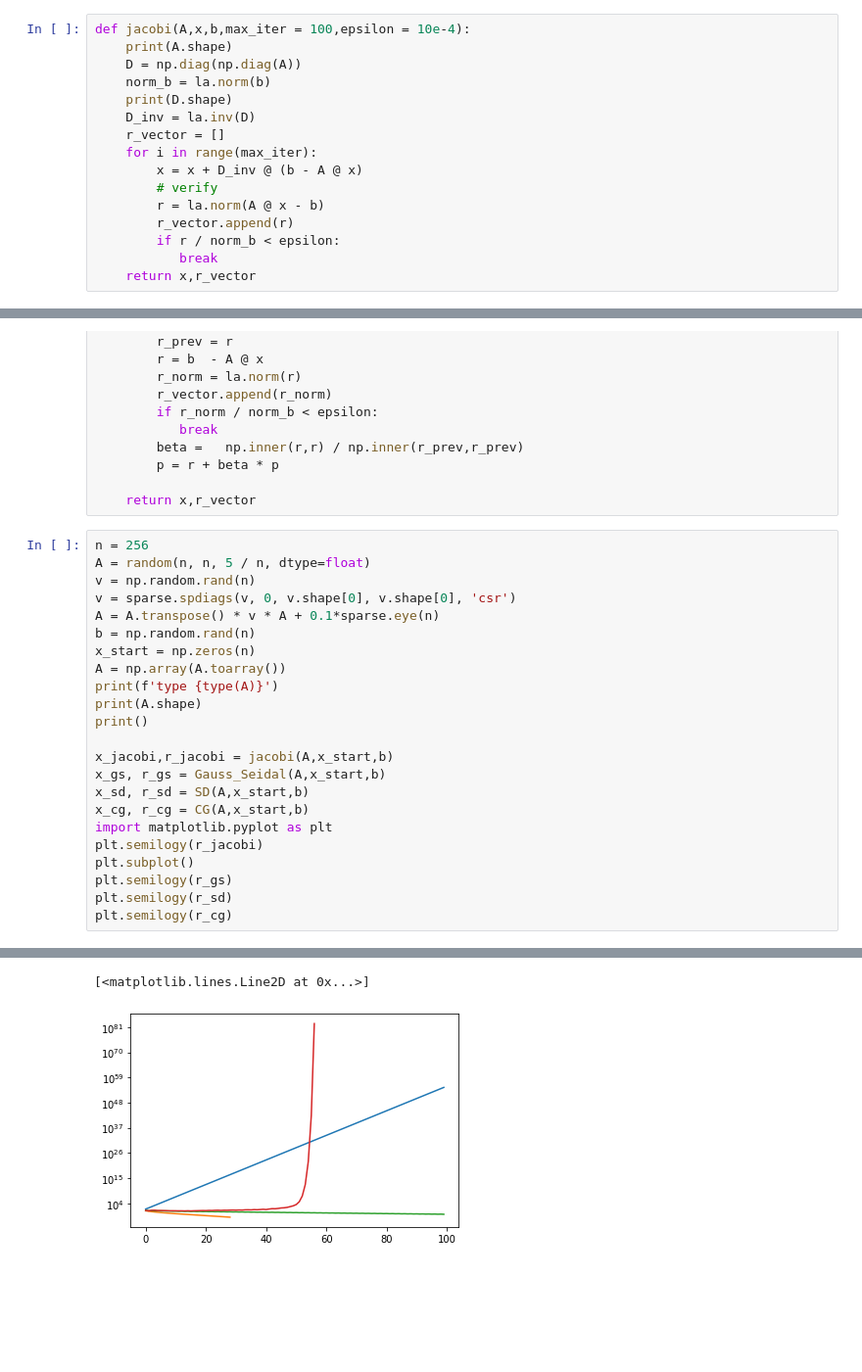
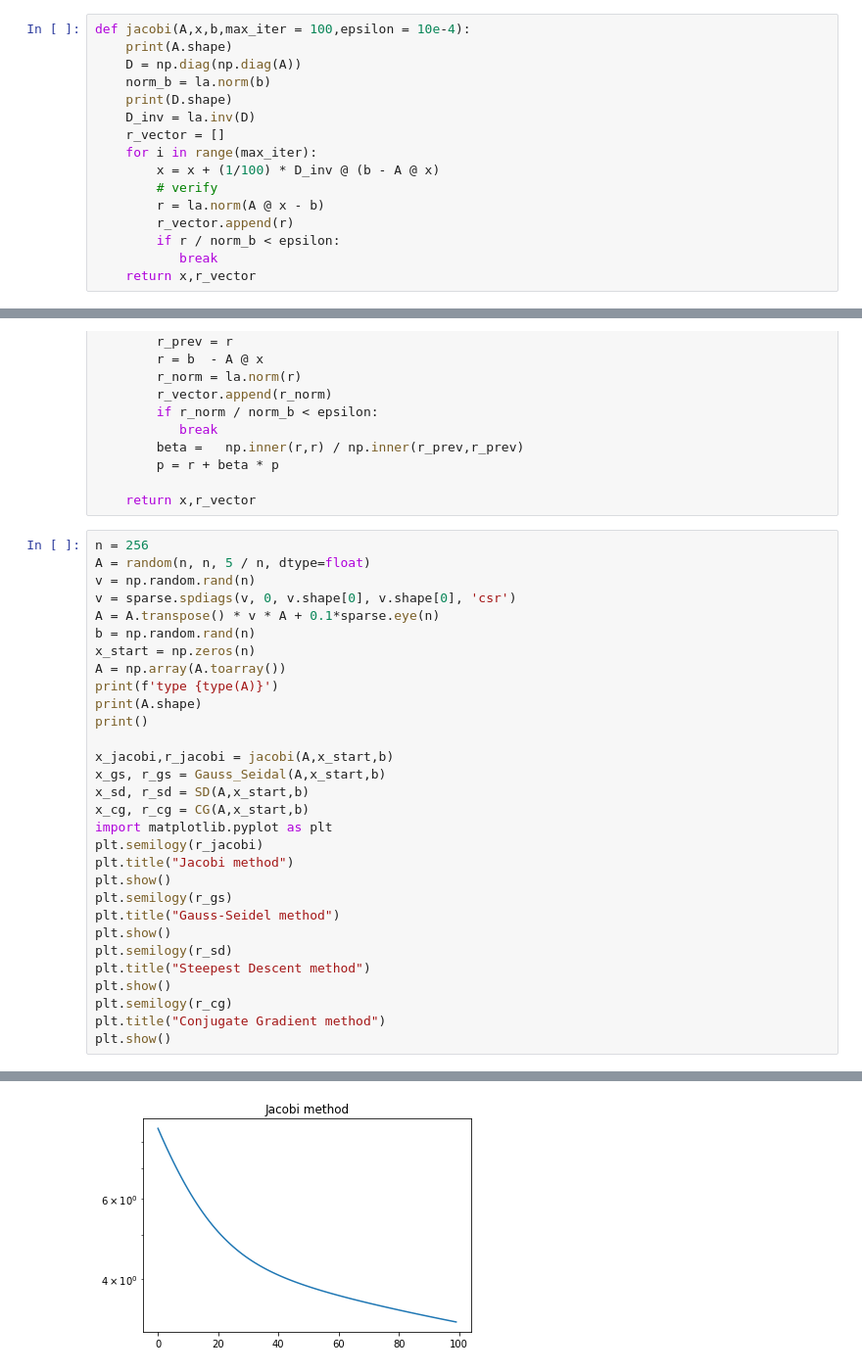
Before and after one commit to Yuval-Sharon/opt_hw_1, a Jupyter notebook: opt2.ipynb, the cells around one changed output, grey strips where cells are left out. Shown at 98% size. Cells and saved outputs as stored; diff of their text form; blank space fills up the shorter version.

Commit message:
plot for question 1 part b

```diff
--- a/opt2.ipynb
+++ b/opt2.ipynb
@@ -12,7 +12,7 @@ def jacobi(A,x,b,max_iter = 100,epsilon = 10e-4):
     D_inv = la.inv(D)
     r_vector = []
     for i in range(max_iter):
-        x = x + D_inv @ (b - A @ x)
+        x = x + (1/100) * D_inv @ (b - A @ x)
         # verify
         r = la.norm(A @ x - b)
         r_vector.append(r)
@@ -72,31 +72,37 @@ def CG(A,x,b,max_iter = 100,epsilon = 10e-4):
 # %%
 n = 256
 A = random(n, n, 5 / n, dtype=float)
 v = np.random.rand(n)
 v = sparse.spdiags(v, 0, v.shape[0], v.shape[0], 'csr')
 A = A.transpose() * v * A + 0.1*sparse.eye(n)
 b = np.random.rand(n)
 x_start = np.zeros(n)
 A = np.array(A.toarray())
 print(f'type {type(A)}')
 print(A.shape)
 print()
 
 x_jacobi,r_jacobi = jacobi(A,x_start,b)
 x_gs, r_gs = Gauss_Seidal(A,x_start,b)
 x_sd, r_sd = SD(A,x_start,b)
 x_cg, r_cg = CG(A,x_start,b)
 import matplotlib.pyplot as plt
 plt.semilogy(r_jacobi)
-plt.subplot()
+plt.title("Jacobi method")
+plt.show()
 plt.semilogy(r_gs)
+plt.title("Gauss-Seidel method")
+plt.show()
 plt.semilogy(r_sd)
+plt.title("Steepest Descent method")
+plt.show()
 plt.semilogy(r_cg)
+plt.title("Conjugate Gradient method")
+plt.show()
 # %% [output]
 type <class 'numpy.ndarray'>
 (256, 256)
 
 (256, 256)
 (256, 256)
-[<matplotlib.lines.Line2D at 0x...>]
-[figure, old version]
+[figure, new version]
```
Also changed, not shown: parts of 1 cell of this notebook.
